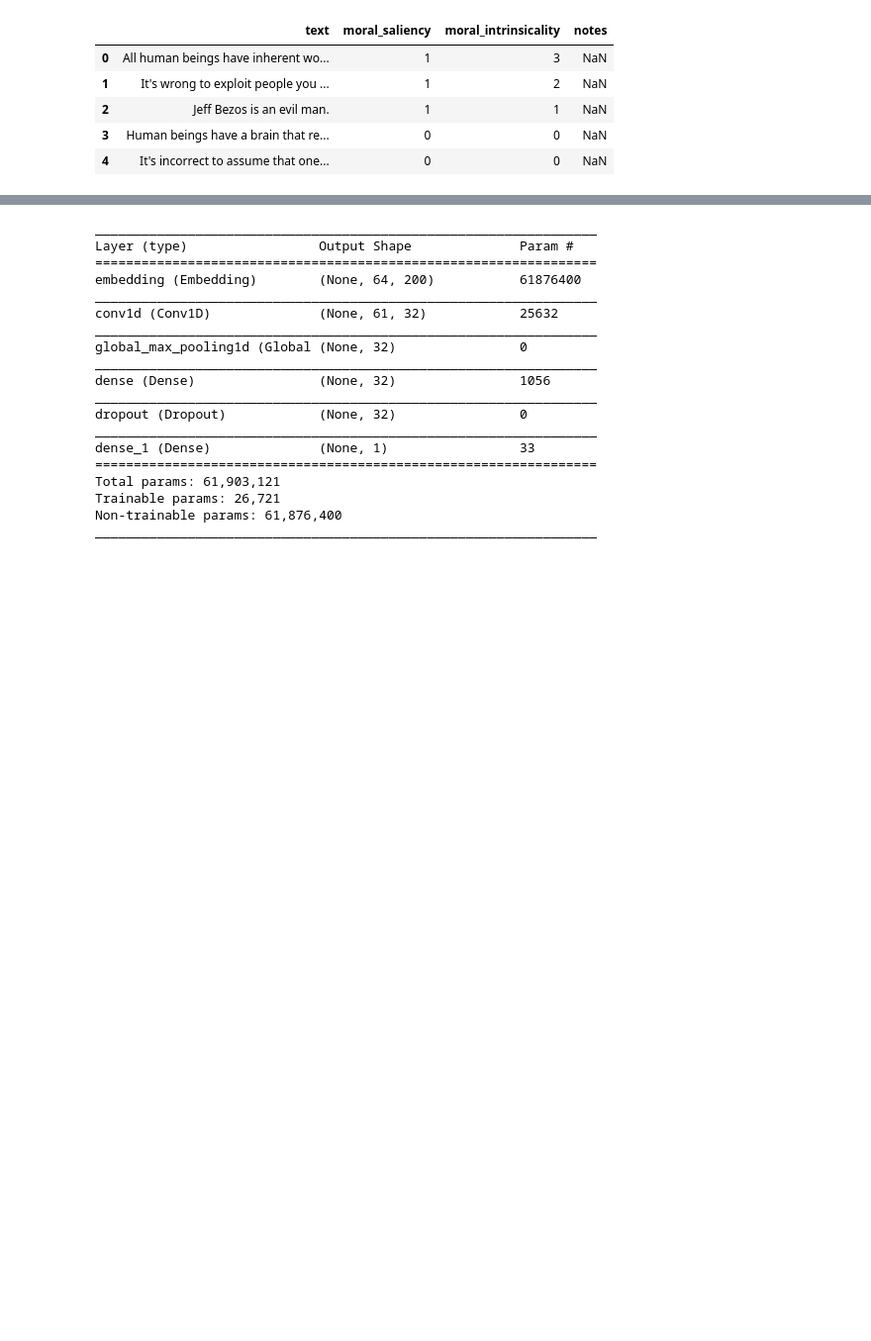
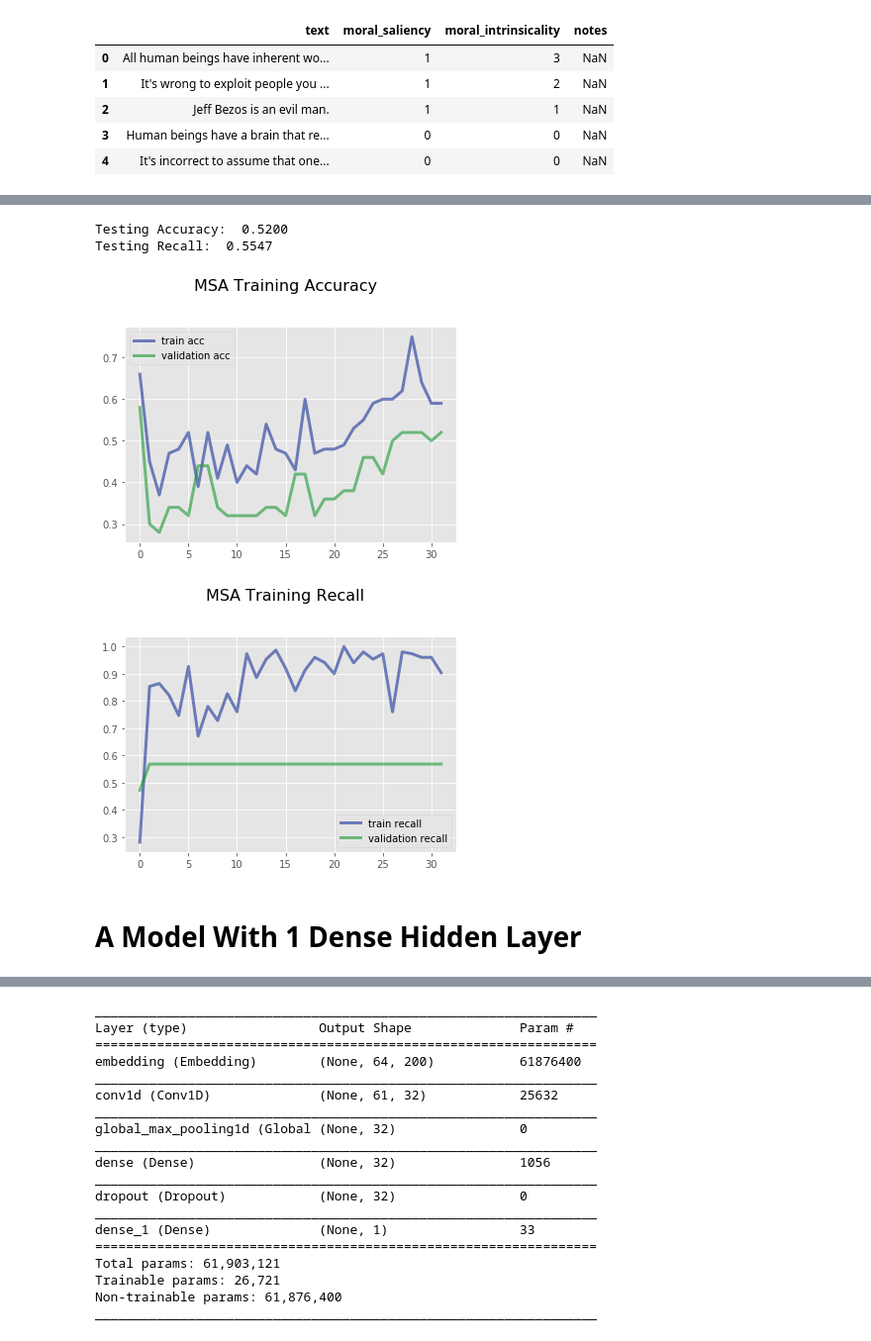
Before and after one commit to wlifferth/msc, a Jupyter notebook: MoralSentimentAnalysisCNN.ipynb, the cells around one changed output, grey strips where cells are left out. Shown: that part at 99% size. Drawn from its saved outputs; the diff is of its cells as text; code cells hidden in the pictures; blank space fills up the shorter version.

Commit message:
Further work trying different model architechtures

```diff
--- a/MoralSentimentAnalysisCNN.ipynb
+++ b/MoralSentimentAnalysisCNN.ipynb
@@ -79,7 +79,7 @@ training_df.head()
 | 3 | Human beings have a brain that re... | 0 | 0 | NaN |
 | 4 | It's incorrect to assume that one... | 0 | 0 | NaN |
 # %%
-train = training_df.sample(frac=0.8)
+train = training_df.sample(frac=0.666)
 test = training_df.drop(train.index)
 print("train len: ", len(train))
 print("test len: ", len(test))
@@ -95,3 +95,21 @@ input_test = pad_sequences(input_test, padding='post', maxlen=maxlen)
 # %%
 output_train = train["moral_saliency"]
 output_test = test["moral_saliency"]
+# %%
+def plot_training(history):
+    acc = history.history["acc"]
+    val_acc = history.history["val_acc"]
+    plt.style.use("ggplot")
+    plt.plot(acc, color=(0.1, 0.2, 0.6, 0.6), label="train acc", lw=3)
+    plt.plot(val_acc, color=(0.1, 0.6, 0.2, 0.6), label="validation acc", lw=3)
+    plt.suptitle("MSA Training Accuracy\n\n", fontsize=16, y=1.05)
+    plt.legend()
+    plt.show()
+    recall = history.history["recall_metric"]
+    val_recall = history.history["val_recall_metric"]
+    plt.style.use("ggplot")
+    plt.plot(recall, color=(0.1, 0.2, 0.6, 0.6), label="train recall", lw=3)
+    plt.plot(val_recall, color=(0.1, 0.6, 0.2, 0.6), label="validation recall", lw=3)
+    plt.suptitle("MSA Training Recall\n\n", fontsize=16, y=1.05)
+    plt.legend()
+    plt.show()
@@ -97,0 +118,14 @@ output_test = test["moral_saliency"]
+# %%
+# Create a new model
+very_simple_model = keras.Sequential()
+very_simple_model.add(keras.layers.Embedding(vocab_size, embedding_dim,
+                           weights=[embedding_matrix],
+                           input_length=maxlen,
+                           trainable=False))
+very_simple_model.add(keras.layers.GlobalMaxPool1D())
+very_simple_model.add(keras.layers.Dropout(0.2))
+very_simple_model.add(keras.layers.Dense(1, activation='sigmoid'))
+very_simple_model.compile(optimizer='adam',
+                loss='binary_crossentropy',
+                metrics=["accuracy", recall_metric])
+very_simple_model.summary()
@@ -97,0 +148,18 @@ output_test = test["moral_saliency"]
+# %%
+history = very_simple_model.fit(input_train, output_train,
+                    epochs=32,
+                    verbose=0,
+                    validation_data=(input_test, output_test),
+                    batch_size=8,
+                    class_weight={1: 10, 0: 1})
+loss, accuracy, recall = very_simple_model.evaluate(input_test, output_test, verbose=False)
+print("Testing Accuracy:  {:.4f}".format(accuracy))
+print("Testing Recall:  {:.4f}".format(recall))
+plot_training(history)
+# %% [output]
+Testing Accuracy:  0.5200
+Testing Recall:  0.5547
+[figure, added]
+[figure, added]
+# %% [markdown]
+# A Model With 1 Dense Hidden Layer
```
Also changed, not shown: parts of 14 cells of this notebook.
